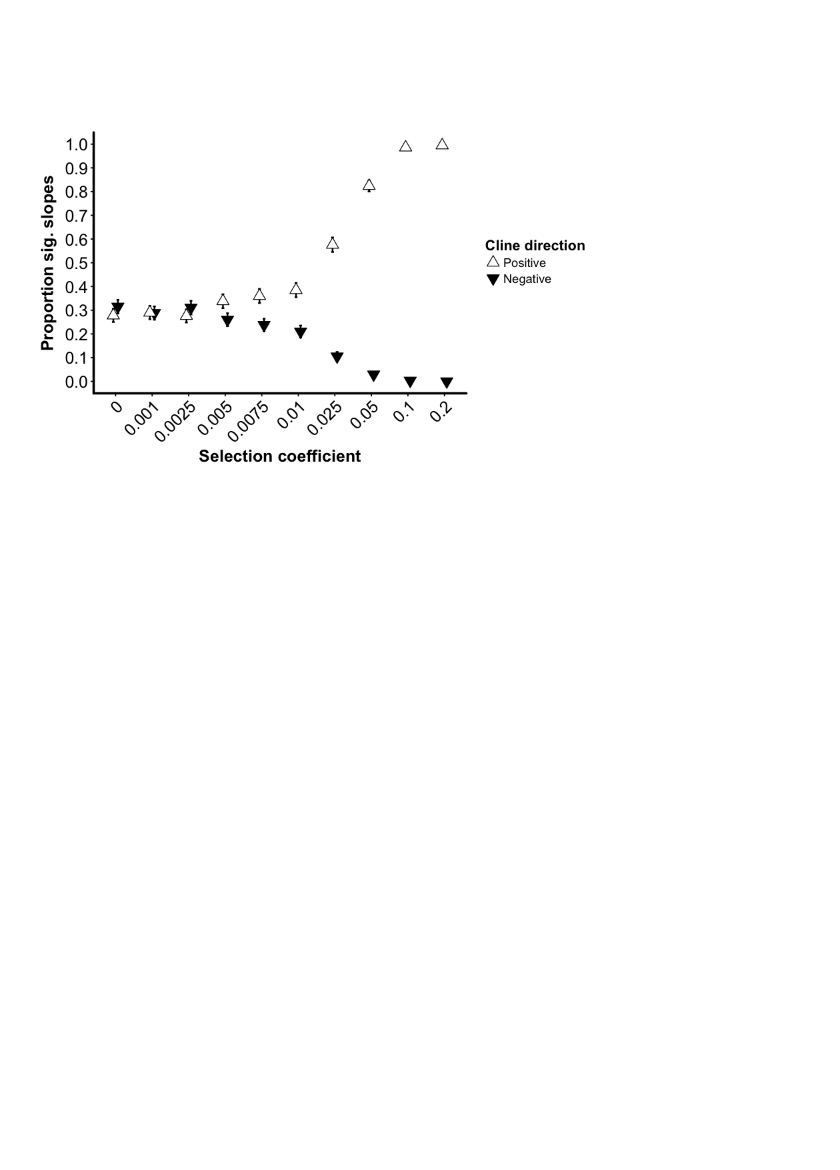
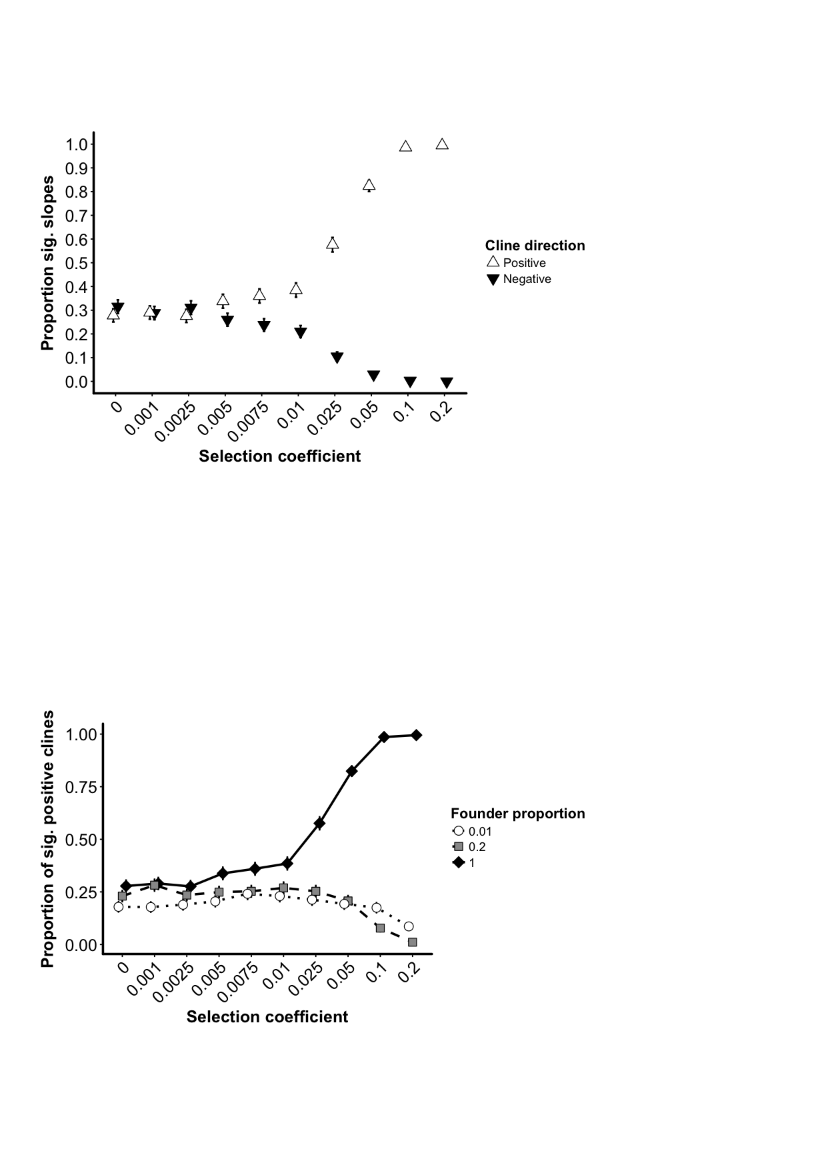
Before and after one commit to James-S-Santangelo/Simulating-Evolutionary-Clines-SEC-, a Jupyter notebook: SEC_Notebooks/R_Notebooks/oneFill_Bottlenecks_U-R_Selection.ipynb, the cells around one changed output. Cells and saved outputs as stored; diff of their text form; code cells hidden in the pictures; blank space fills up the shorter version.

```diff
--- a/SEC_Notebooks/R_Notebooks/oneFill_Bottlenecks_U-R_Selection.ipynb
+++ b/SEC_Notebooks/R_Notebooks/oneFill_Bottlenecks_U-R_Selection.ipynb
@@ -190,6 +210,8 @@ SlopeSum_Melt_NoMig
 SlopeSum_Melt_NoMig_StrongBot <- subset(SlopeSum_Melt_NoMig, bot == "0.01")
 SlopeSum_Melt_NoMig_InterBot <- subset(SlopeSum_Melt_NoMig, bot == "0.2")
 SlopeSum_Melt_NoMig_NoBot <- subset(SlopeSum_Melt_NoMig, bot == "1")
+SlopeSum_Melt_NoMig_Bot_Pos <- subset(SlopeSum_Melt_NoMig, variable == "prop_sigPos")
+SlopeSum_Melt_NoMig_Bot_Neg <- subset(SlopeSum_Melt_NoMig, variable == "prop_sigNeg")
 # %%
 #Plot proportion of significant slopes by migration rate
 PropSig_StrongBot_NoMig <- ggplot(SlopeSum_Melt_NoMig_StrongBot, aes(x = factor(max_s), y = value,
@@ -235,3 +257,19 @@ PropSig_NoBot_NoMig <- ggplot(SlopeSum_Melt_NoMig_NoBot, aes(x = factor(max_s),
 PropSig_NoBot_NoMig
 # %% [output]
 [figure]
+# %%
+#Plot proportion of significant slopes by migration rate
+PropSigPos_Bot_NoMig <- ggplot(SlopeSum_Melt_NoMig_Bot_Pos, aes(x = max_s, y = value, group = bot)) +
+    geom_errorbar(aes(ymin = value - ci, ymax = value + ci), width=0.15, size=0.7,
+    position = position_dodge(width = 0.35)) +
+    geom_line(size = 1, aes(linetype = bot), position = position_dodge(width = 0.35)) +
+    geom_point(size = 3.5, aes(fill = bot, shape = bot), position = position_dodge(width = 0.35)) +
+    scale_shape_manual(labels = c("0.01", "0.2", "1"), values = c(21, 22, 23)) +
+    scale_fill_manual(labels = c("0.01", "0.2", "1"), values = c("white", "grey60", "black")) +
+    scale_linetype_manual(labels = c("0.01", "0.2", "1"), values = c("dotted", "dashed", "solid")) +
+#     coord_cartesian(ylim = c(0, 0.0067)) + scale_y_continuous(breaks = seq(from = 0, to = 0.006, by = 0.002)) +
+    ylab("Proportion of sig. positive clines") + xlab("Selection coefficient") +
+    labs(fill = "Founder proportion", shape = "Founder proportion", linetype = "Founder proportion") + ng1.45
+PropSigPos_Bot_NoMig
+# %% [output]
+[figure, added]
```
Also changed, not shown: parts of 5 cells of this notebook, 9 other files.
